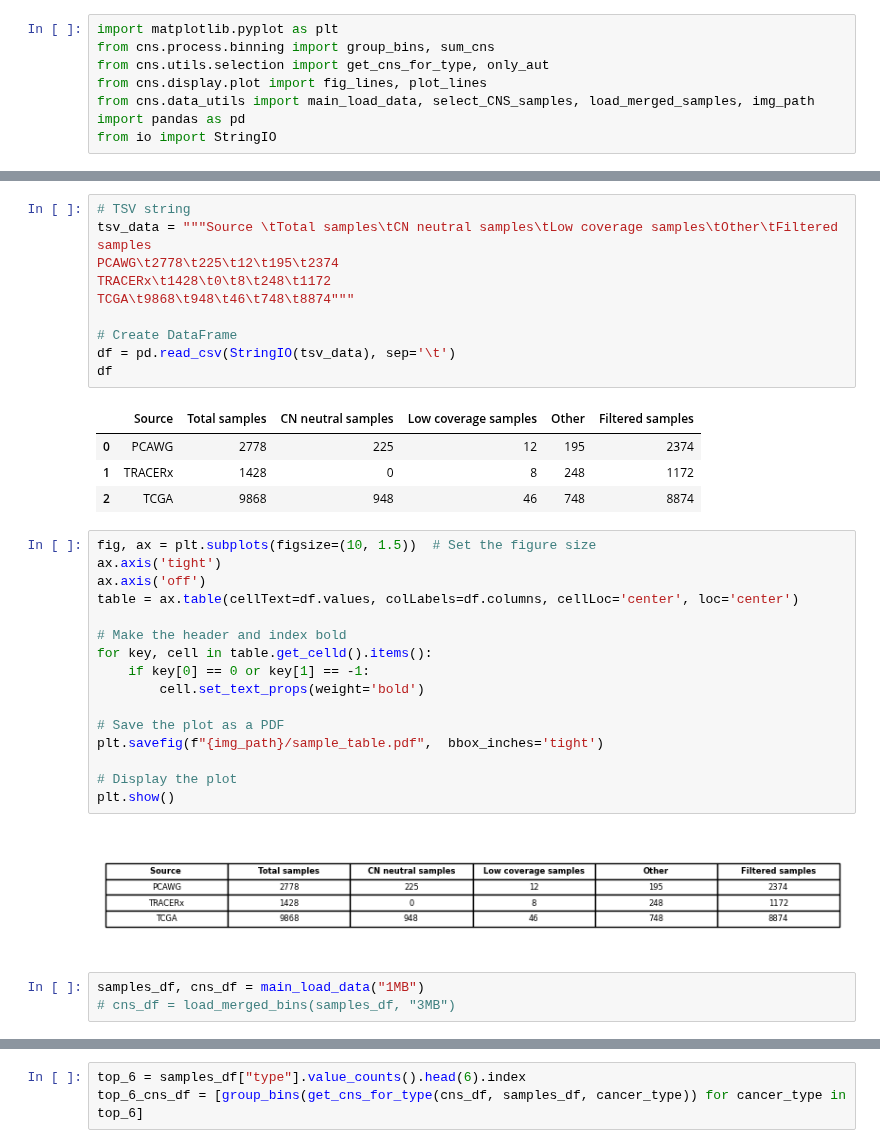
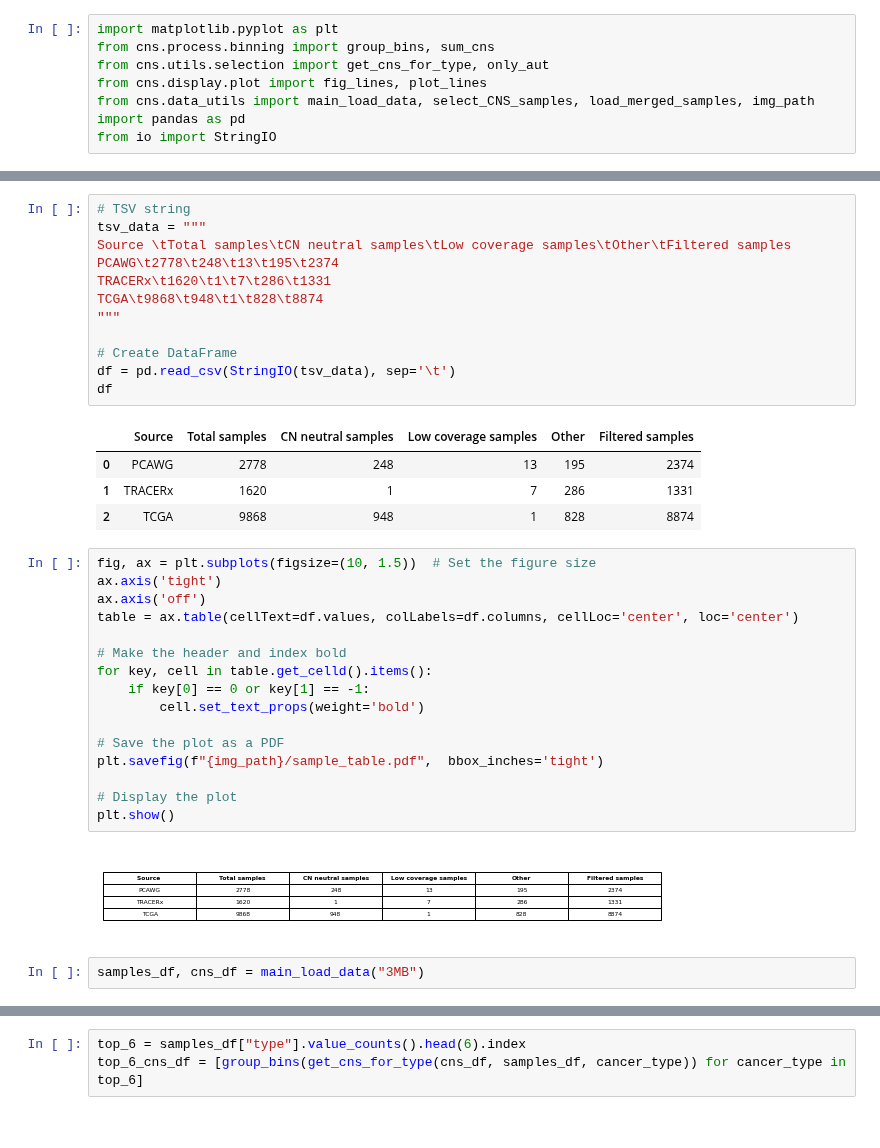
Before and after one commit to ICCB-Cologne/CNSistent, a Jupyter notebook: notebooks/analyze/analyze_types.ipynb, the cells around one changed output, grey strips where cells are left out. Saved outputs shown, nothing was run; the diff lists cells and outputs as text.

```diff
--- a/notebooks/analyze/analyze_types.ipynb
+++ b/notebooks/analyze/analyze_types.ipynb
@@ -36,18 +39,20 @@ Total samples: 11807
 # %%
 # TSV string
-tsv_data = """Source \tTotal samples\tCN neutral samples\tLow coverage samples\tOther\tFiltered samples
-PCAWG\t2778\t225\t12\t195\t2374
-TRACERx\t1428\t0\t8\t248\t1172
-TCGA\t9868\t948\t46\t748\t8874"""
+tsv_data = """
+Source \tTotal samples\tCN neutral samples\tLow coverage samples\tOther\tFiltered samples
+PCAWG\t2778\t248\t13\t195\t2374
+TRACERx\t1620\t1\t7\t286\t1331
+TCGA\t9868\t948\t1\t828\t8874
+"""
 
 # Create DataFrame
 df = pd.read_csv(StringIO(tsv_data), sep='\t')
 df
 # %% [output]
 |  | Source | Total samples | CN neutral samples | Low coverage samples | Other | Filtered samples |
-| 0 | PCAWG | 2778 | 225 | 12 | 195 | 2374 |
-| 1 | TRACERx | 1428 | 0 | 8 | 248 | 1172 |
-| 2 | TCGA | 9868 | 948 | 46 | 748 | 8874 |
+| 0 | PCAWG | 2778 | 248 | 13 | 195 | 2374 |
+| 1 | TRACERx | 1620 | 1 | 7 | 286 | 1331 |
+| 2 | TCGA | 9868 | 948 | 1 | 828 | 8874 |
 # %%
 fig, ax = plt.subplots(figsize=(10, 1.5))  # Set the figure size
 ax.axis('tight')
@@ -65,10 +70,9 @@ plt.savefig(f"{img_path}/sample_table.pdf",  bbox_inches='tight')
 # Display the plot
 plt.show()
 # %% [output]
-[figure, old version]
+[figure, new version]
 # %%
-samples_df, cns_df = main_load_data("1MB")
-# cns_df = load_merged_bins(samples_df, "3MB")
+samples_df, cns_df = main_load_data("3MB")
 # %%
 samples_df["type"].value_counts().head(6).sum()
 # %% [output]
```
Also changed, not shown: parts of 6 cells of this notebook, 5 other files.
